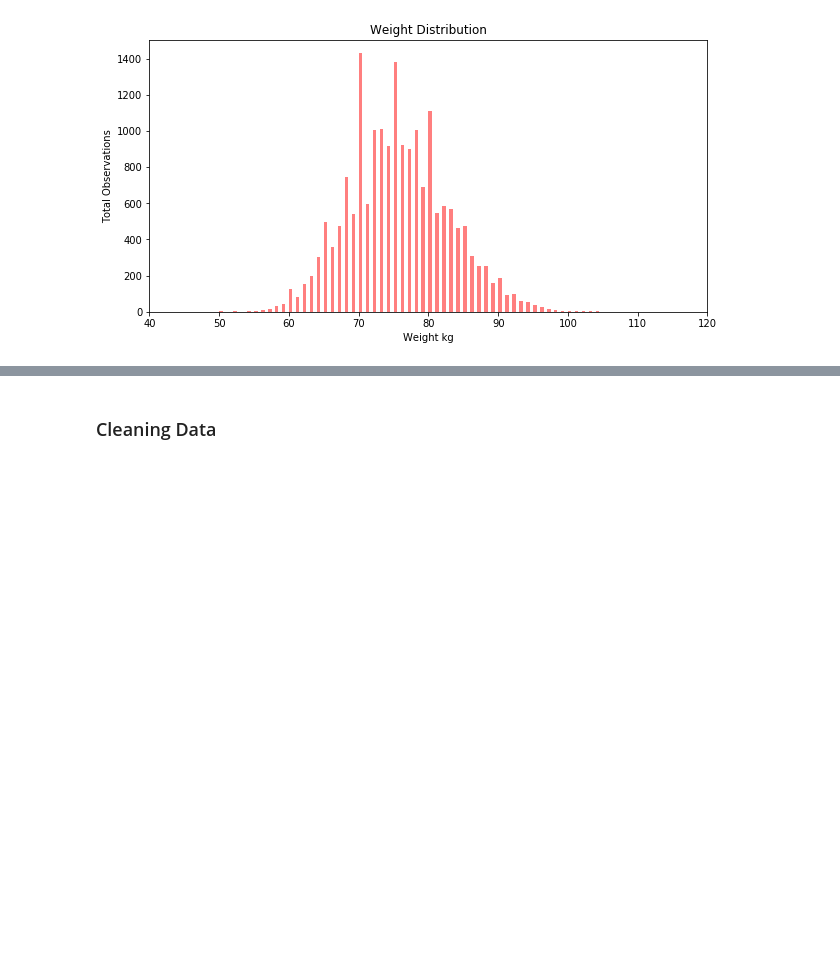
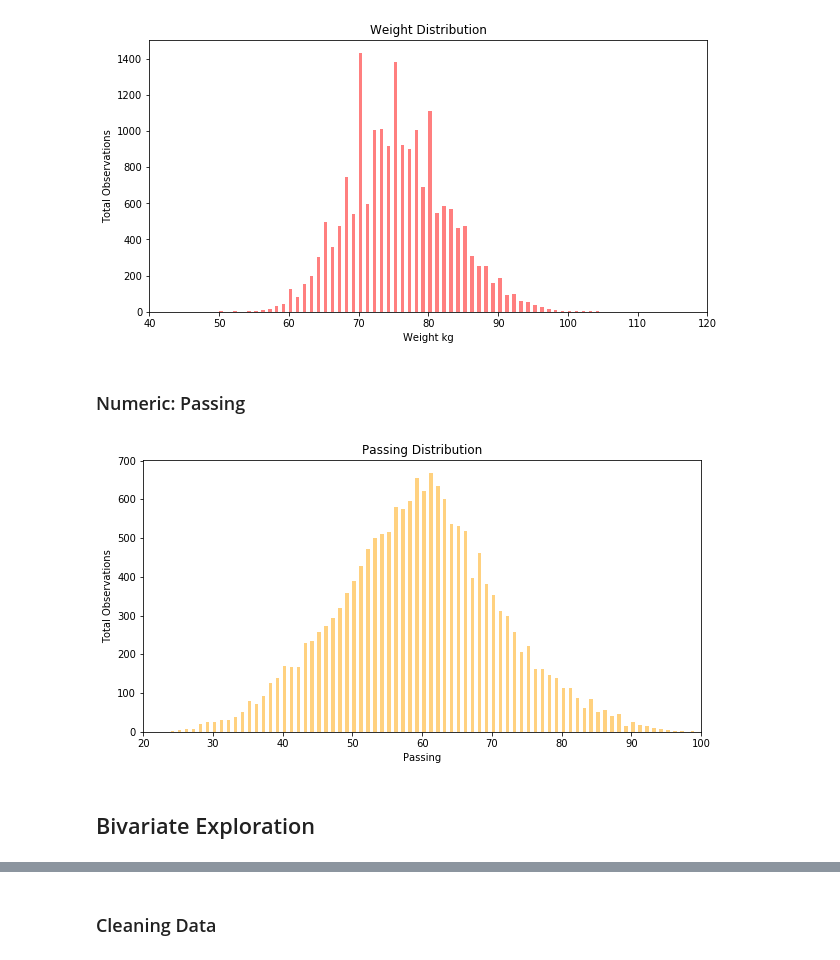
Before and after one commit to eduardopd/fifa-20-dataset, a Jupyter notebook: fifa-fut-2020-analysis.ipynb, the cells around one changed output, grey strips where cells are left out. Saved outputs shown, nothing was run; the diff lists cells and outputs as text; code cells hidden in the pictures; blank space fills up the shorter version.

```diff
--- a/fifa-fut-2020-analysis.ipynb
+++ b/fifa-fut-2020-analysis.ipynb
@@ -336,3 +369,24 @@ plt.xlim([40,120])
 plt.show(graph_weight());
 # %% [output]
 [figure]
+# %% [markdown]
+### Numeric: Passing
+# %%
+binsize = 0.5
+bins = np.arange(0, df_eda['passing'].max()+binsize, binsize)
+
+def graph_weight():
+    plt.hist(data = df_eda, alpha=0.5, facecolor='orange', x = 'passing', bins = bins)
+
+plt.figure(figsize=[10,5])
+plt.title('Passing Distribution')
+plt.ylabel('Total Observations')
+plt.xlabel('Passing')
+plt.xlim([20,100])
+
+
+plt.show(graph_weight());
+# %% [output]
+[figure, added]
+# %% [markdown]
+## Bivariate Exploration
```
Also changed, not shown: parts of 13 cells of this notebook.
